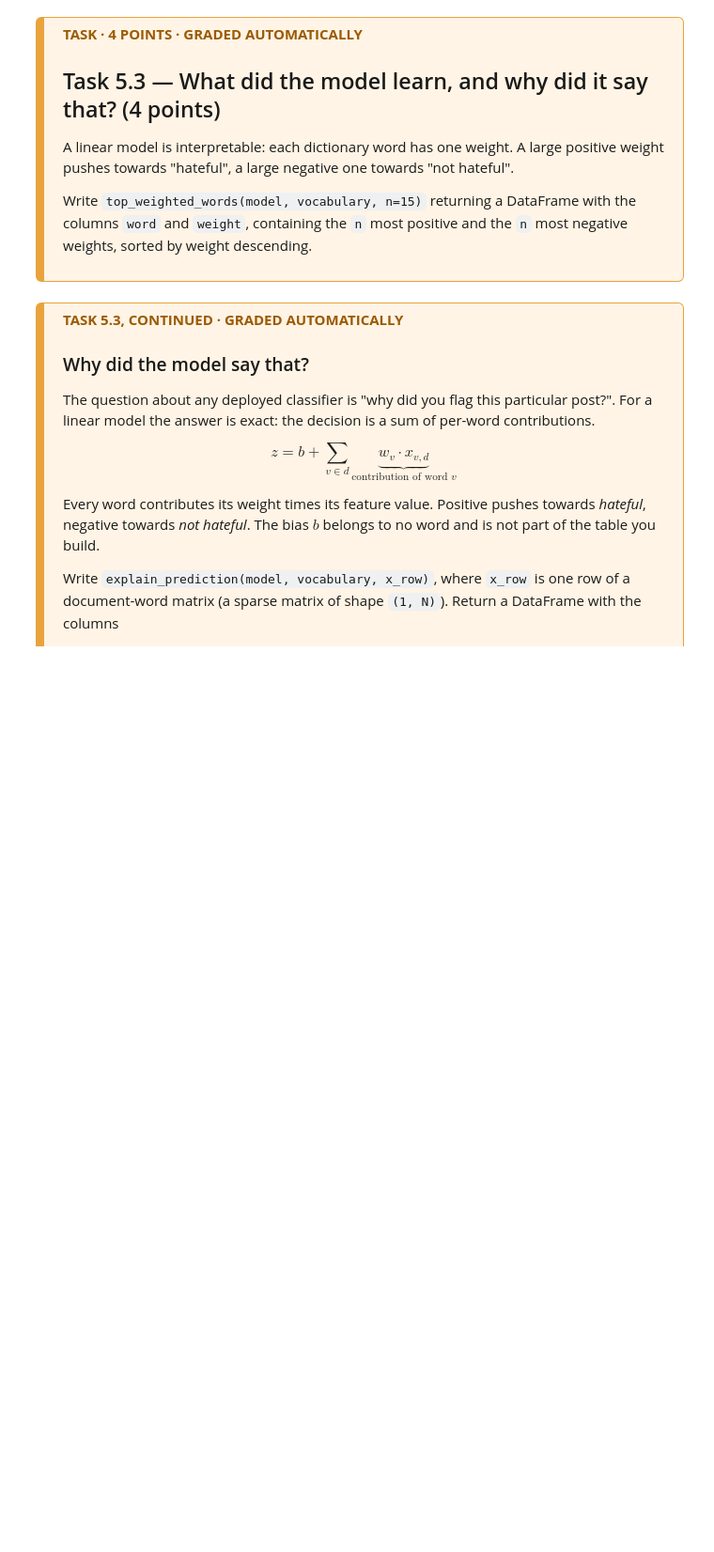
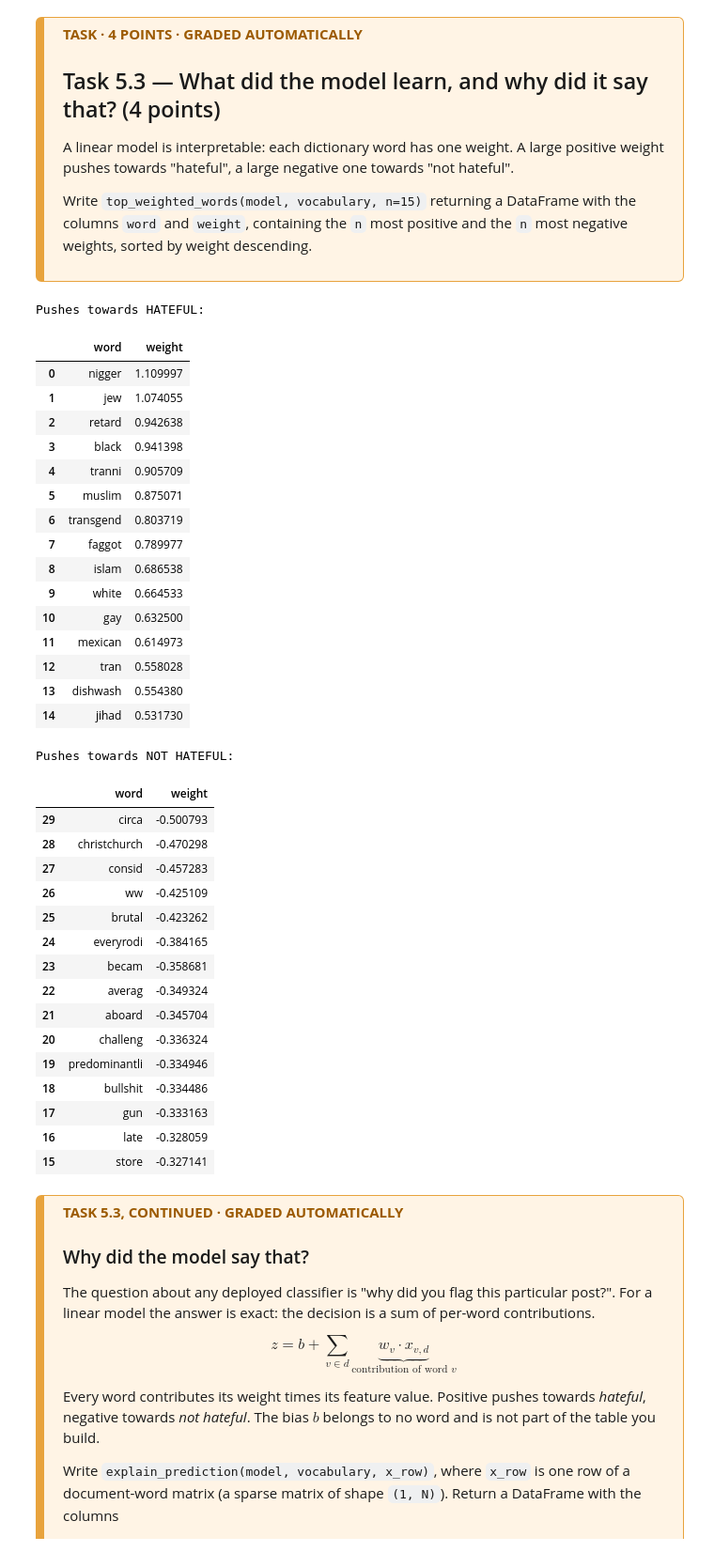
Before and after one commit to j-arzmueller/Natural-Language-Processing_Project, a Jupyter notebook: assignment_01_ws2627/assignment_01/assignment_01.ipynb, the cells around one changed output. Shown at 94% size. Cells and saved outputs as stored; diff of their text form; code cells hidden in the pictures; blank space fills up the shorter version.

Commit message:
Programmieren fertig, Q: 3.5 und 6 fehlen

```diff
--- a/assignment_01_ws2627/assignment_01/assignment_01.ipynb
+++ b/assignment_01_ws2627/assignment_01/assignment_01.ipynb
@@ -876,14 +1077,13 @@ lemmatizer = WordNetLemmatizer()
 def stem_tokens(tokens):
     """Apply the Porter stemmer to every token."""
     ### YOUR CODE HERE
-    raise NotImplementedError()
+    return [stemmer.stem(t) for t in tokens]
 
 
 def lemmatize_tokens(tokens):
     """Apply the WordNet lemmatizer to every token."""
     ### YOUR CODE HERE
-    raise NotImplementedError()
-
+    return [lemmatizer.lemmatize(t) for t in tokens]
 
 demo = ["automation", "automates", "cars", "children", "is", "better", "studies"]
 print(f"{'token':<12}{'stemmed':<12}{'lemmatized':<12}")
@@ -1258,7 +1537,25 @@ from scipy.sparse import csr_matrix
 def build_matrix(tokenized_docs, vocabulary, idf_values=None):
     """Build the sparse document-word matrix (tf, or tf-idf if idf_values is given)."""
     ### YOUR CODE HERE
-    raise NotImplementedError()
+    inverse = {i: tok for tok, i in vocabulary.items()}   # Spaltenindex -> Token
+    rows, cols, vals = [], [], []
+
+    for d, doc in enumerate(tokenized_docs):
+        # OOV-Tokens landen alle in Spalte 0, ihre Zähler addieren sich dort
+        counts = Counter(vocabulary.get(tok, 0) for tok in doc)
+        for j, tc in counts.items():
+            weight = float(np.log(1 + tc))                 # tf = log(1 + tc)
+            if idf_values is not None:
+                weight *= idf_values.get(inverse[j], 0.0)  # fehlende Tokens: 0.0
+            rows.append(d)
+            cols.append(j)
+            vals.append(weight)
+
+    return csr_matrix(
+        (vals, (rows, cols)),
+        shape=(len(tokenized_docs), len(vocabulary)),
+        dtype=float,
+    )
 
 
 train_idf = idf(train_tokenized["stemmed"])
@@ -1554,15 +1971,60 @@ Write `top_weighted_words(model, vocabulary, n=15)` returning a DataFrame with t
 # %%
 def top_weighted_words(model, vocabulary, n=15):
     """The n most positive and n most negative model weights, as a DataFrame."""
     ### YOUR CODE HERE
-    raise NotImplementedError()
+    weights = np.asarray(model.coef_).ravel()
+    inverse = {i: tok for tok, i in vocabulary.items()}   # Spaltenindex -> Wort
+
+    df_w = pd.DataFrame({
+        "word": [inverse[i] for i in range(len(weights))],
+        "weight": weights.astype(float),
+    })
+    df_w = df_w.sort_values("weight", ascending=False, kind="stable").reset_index(drop=True)
+
+    top = pd.concat([df_w.head(n), df_w.tail(n)])
+    return top.reset_index(drop=True)
 
 
 weights = top_weighted_words(best["model"], best["vocab"])
 print("Pushes towards HATEFUL:")
 display(weights.head(15))
 print("Pushes towards NOT HATEFUL:")
 display(weights.tail(15).iloc[::-1])
+# %% [output]
+Pushes towards HATEFUL:
+|  | word | weight |
+| 0 | nigger | 1.109997 |
+| 1 | jew | 1.074055 |
+| 2 | retard | 0.942638 |
+| 3 | black | 0.941398 |
+| 4 | tranni | 0.905709 |
+| 5 | muslim | 0.875071 |
+| 6 | transgend | 0.803719 |
+| 7 | faggot | 0.789977 |
+| 8 | islam | 0.686538 |
+| 9 | white | 0.664533 |
+| 10 | gay | 0.632500 |
+| 11 | mexican | 0.614973 |
+| 12 | tran | 0.558028 |
+| 13 | dishwash | 0.554380 |
+| 14 | jihad | 0.531730 |
+Pushes towards NOT HATEFUL:
+|  | word | weight |
+| 29 | circa | -0.500793 |
+| 28 | christchurch | -0.470298 |
+| 27 | consid | -0.457283 |
+| 26 | ww | -0.425109 |
+| 25 | brutal | -0.423262 |
+| 24 | everyrodi | -0.384165 |
+| 23 | becam | -0.358681 |
+| 22 | averag | -0.349324 |
+| 21 | aboard | -0.345704 |
+| 20 | challeng | -0.336324 |
+| 19 | predominantli | -0.334946 |
+| 18 | bullshit | -0.334486 |
+| 17 | gun | -0.333163 |
+| 16 | late | -0.328059 |
+| 15 | store | -0.327141 |
 # %% [markdown]
 <div style="background:#FFF4E5;border:1px solid #E8A33D;border-left:9px solid #E8A33D;border-radius:6px;padding:6px 20px 14px 20px;margin:14px 0 14px 0;color:#1a1a1a">
 
```
Also changed, not shown: parts of 51 cells of this notebook.
